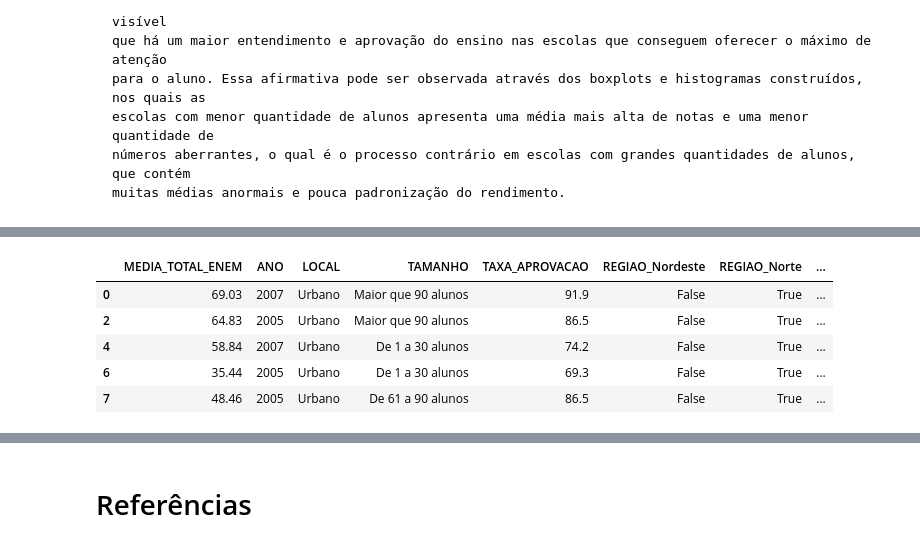
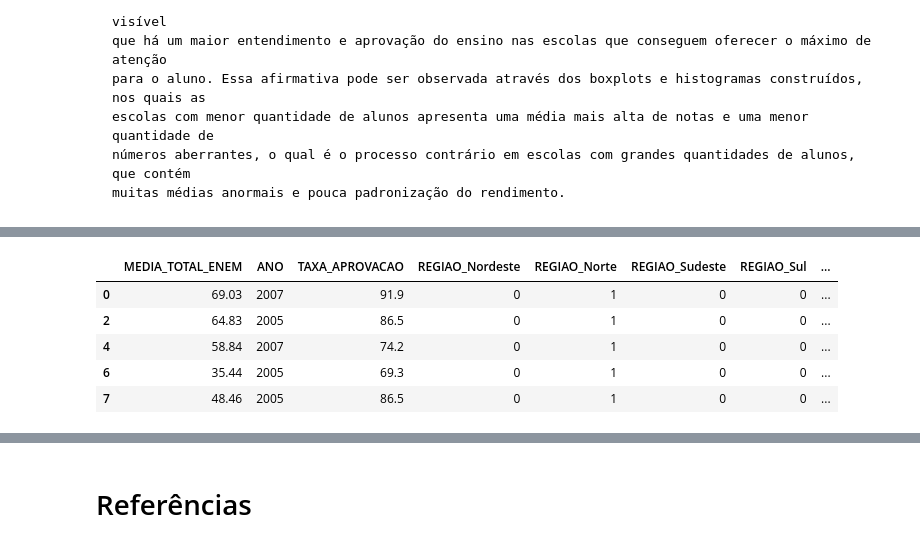
Before and after one commit to LuanaPLGuimaraes/Grupo12A_Projeto2_CDados, a Jupyter notebook: mineracao.ipynb, the cells around one changed output, grey strips where cells are left out. Drawn from its saved outputs; the diff is of its cells as text; code cells hidden in the pictures.

```diff
--- a/mineracao.ipynb
+++ b/mineracao.ipynb
@@ -387,13 +364,17 @@ dados_treino.head()
 # %%
 df_dummies = pd.get_dummies(dados, columns=['REGIAO'], drop_first=True)
-df_dummies
+df_dummies.drop('UF_ESCOLA', axis=1, inplace=True)
 
-df_dummies.drop('UF_ESCOLA', axis=1, inplace=True)
+
+df_dummies = pd.get_dummies(df_dummies, columns=['LOCAL'], drop_first=True)
+
+df_dummies = pd.get_dummies(df_dummies, columns=['TAMANHO'], drop_first=True)
+
 df_dummies.head()
 # %% [output]
-|  | MEDIA_TOTAL_ENEM | ANO | LOCAL | TAMANHO | TAXA_APROVACAO | REGIAO_Nordeste | REGIAO_Norte | ... |
-| 0 | 69.03 | 2007 | Urbano | Maior que 90 alunos | 91.9 | False | True | ... |
-| 2 | 64.83 | 2005 | Urbano | Maior que 90 alunos | 86.5 | False | True | ... |
-| 4 | 58.84 | 2007 | Urbano | De 1 a 30 alunos | 74.2 | False | True | ... |
-| 6 | 35.44 | 2005 | Urbano | De 1 a 30 alunos | 69.3 | False | True | ... |
-| 7 | 48.46 | 2005 | Urbano | De 61 a 90 alunos | 86.5 | False | True | ... |
+|  | MEDIA_TOTAL_ENEM | ANO | TAXA_APROVACAO | REGIAO_Nordeste | REGIAO_Norte | REGIAO_Sudeste | REGIAO_Sul | ... |
+| 0 | 69.03 | 2007 | 91.9 | 0 | 1 | 0 | 0 | ... |
+| 2 | 64.83 | 2005 | 86.5 | 0 | 1 | 0 | 0 | ... |
+| 4 | 58.84 | 2007 | 74.2 | 0 | 1 | 0 | 0 | ... |
+| 6 | 35.44 | 2005 | 69.3 | 0 | 1 | 0 | 0 | ... |
+| 7 | 48.46 | 2005 | 86.5 | 0 | 1 | 0 | 0 | ... |
```
Also changed, not shown: parts of 6 cells of this notebook.
